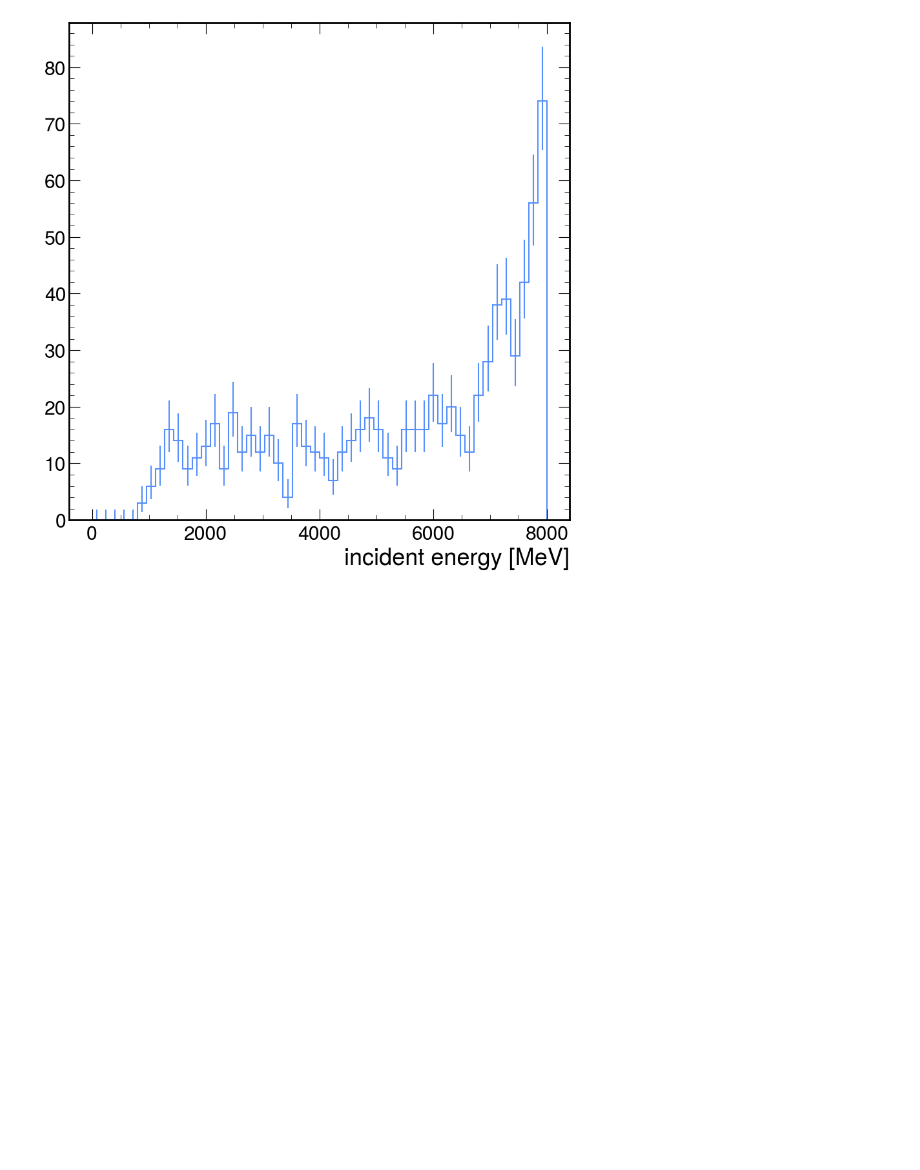
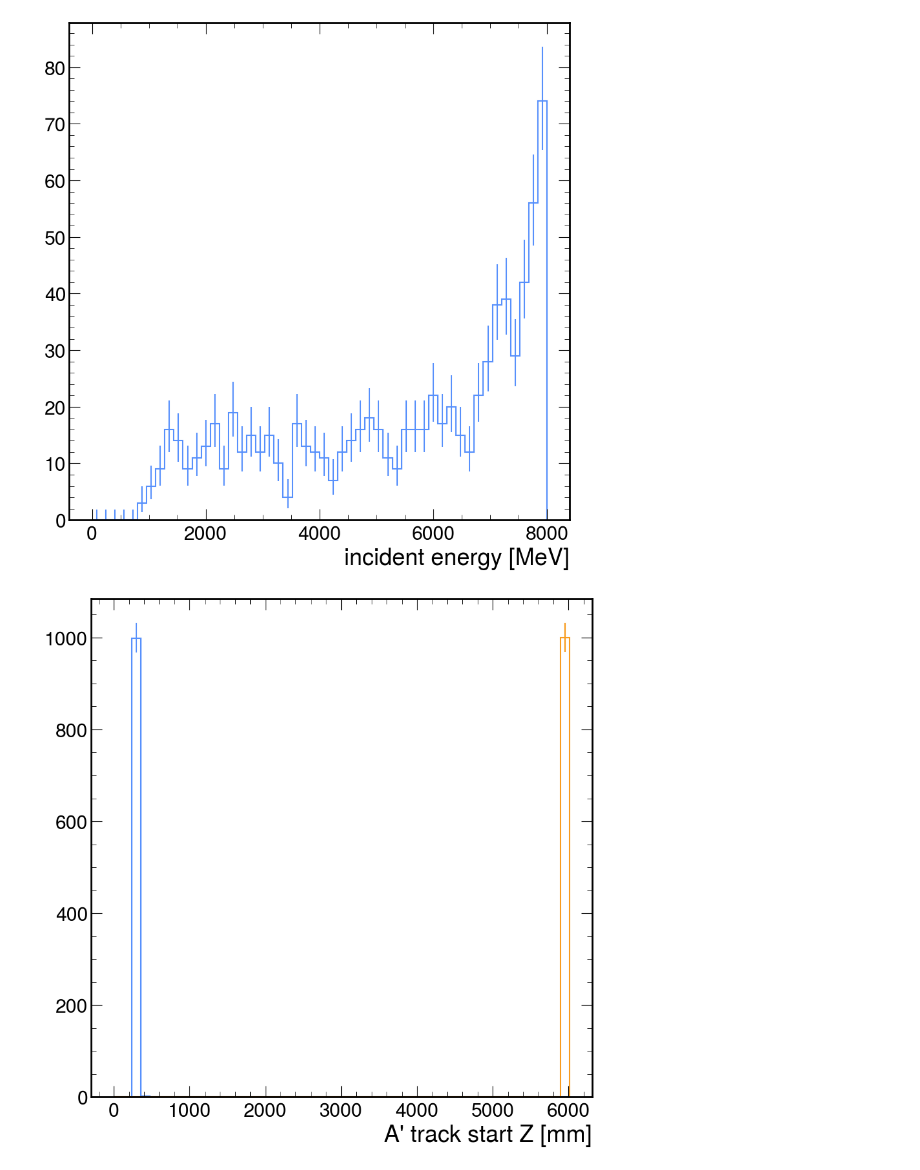
Before and after one commit to RobMina/ldmx-sim-visdecay, a Jupyter notebook: scripts/decay_validation.ipynb, the cells around one changed output. Saved outputs shown, nothing was run; the diff lists cells and outputs as text; code cells hidden in the pictures; blank space fills up the shorter version.

```diff
--- a/scripts/decay_validation.ipynb
+++ b/scripts/decay_validation.ipynb
@@ -213,3 +213,29 @@ parent not in event record
 parent not in event record
 parent not in event record
 [figure]
+# %%
+# checking what Geant does when a particle is set as unstable and lifetime is set to -1
+
+with uproot.open('/home/ram2aq/ldmx/ldmx-sim-visdecay/category_signal_Nevents_1000_MaxTries_10k_mAMeV_0005_epsilon_0.01_minApE_4000_minPrimEatEcal_7000_run_4000.root') as f:
+    events_geantdecays = f['LDMX_Events'].arrays()
+
+    h_startZ = hist.Hist.new.Reg(50, 0, 6010, name="startZ", label="A' track start Z [mm]").Int64()
+    h_endZ = hist.Hist.new.Reg(50, 0, 6010, name="endZ", label="A' track end Z [mm]").Int64()
+    h_ndaughters = hist.Hist.new.Reg(10, 0, 10, name="ndaughters", label="number of daughters").Int64()
+    for event in events_geantdecays:
+        for i_part, pdgID in enumerate(event["SimParticles_eat_vis.second.pdgID_"]):
+            if pdgID == 622:
+                z = event["SimParticles_eat_vis.second.z_"][i_part]
+                endZ = event["SimParticles_eat_vis.second.endZ_"][i_part]
+
+                h_startZ.fill(z)
+                h_endZ.fill(endZ)
+
+                ndaughters = len(event["SimParticles_eat_vis.second.daughters_"][i_part])
+                h_ndaughters.fill(ndaughters)
+
+    h_startZ.plot()
+    h_endZ.plot()
+    #h_ndaughters.plot()
+# %% [output]
+[figure, added]
```
Also changed, not shown: parts of 1 cell of this notebook, 1 other file.
